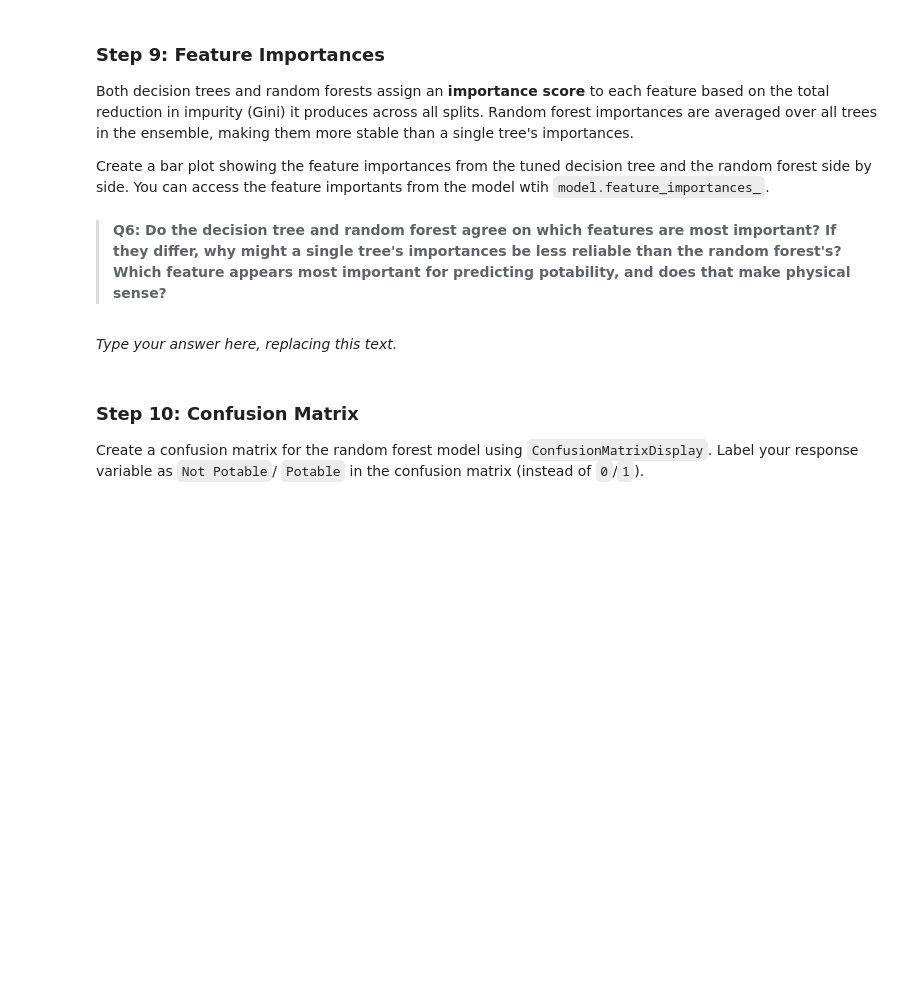
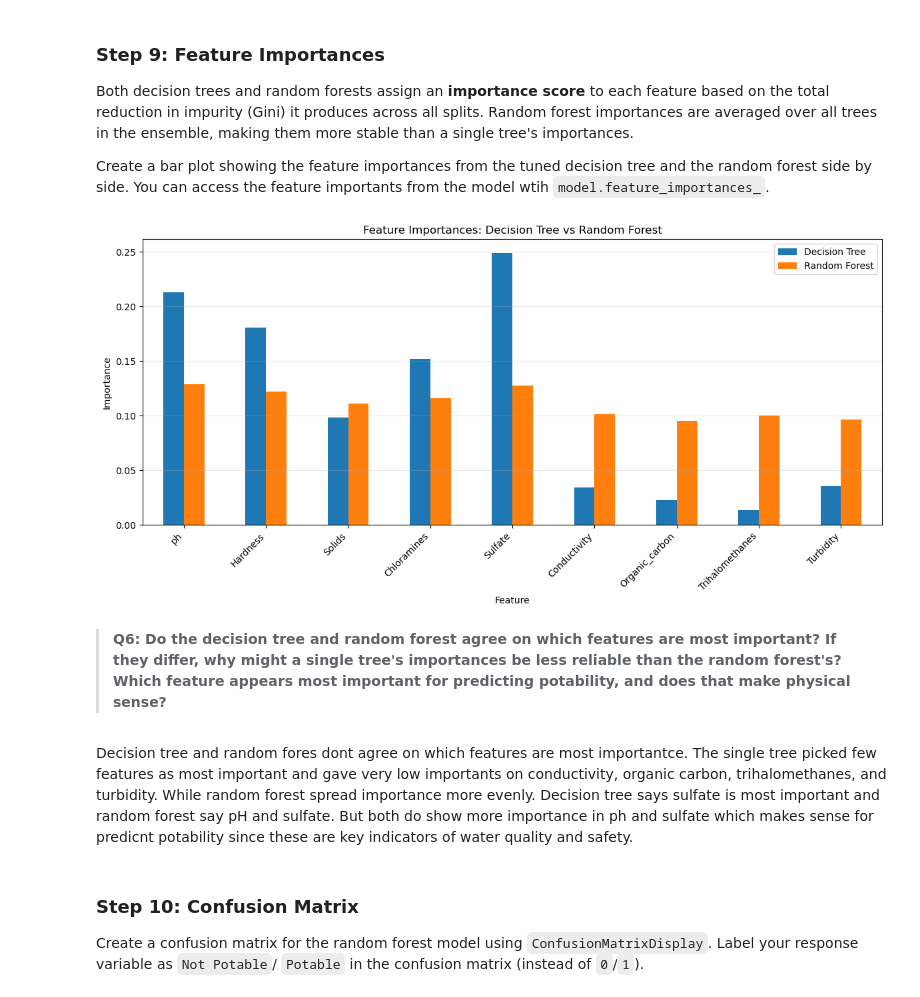
Before and after one commit to IIDonaji/assignment-3, a Jupyter notebook: task2/hw3-task2.ipynb, the cells around one changed output. Cells and saved outputs as stored; diff of their text form; code cells hidden in the pictures; blank space fills up the shorter version.

```diff
--- a/task2/hw3-task2.ipynb
+++ b/task2/hw3-task2.ipynb
@@ -75,4 +100,12 @@ Three features have missing values. A simple approach for tree-based methods is
 
 After imputation, split the data 70/30 into training and test sets, stratifying on `Potability` to preserve the class ratio in both splits.Store your results in `X_train`, `X_test`, `y_train`, and `y_test`.
 # %%
-df_clean = ...
+# Impute with column median
+df_clean = df.fillna(df.median())
+
+# Define predictors and response variables
+X = df_clean.drop(columns=["Potability"])
+y = df_clean["Potability"]
+
+X_train, X_test, y_train, y_test = train_test_split(X, y, test_size=0.3,stratify=y, random_state=42)
+print(f"Training samples: {len(X_train):,}  |  Test samples: {len(X_test):,}")
@@ -159,6 +263,8 @@ _Type your answer here, replacing this text._
 
 Fit a `RandomForestClassifier`, called `rf` with `n_estimators=200`. Report the accuracy and store it in `acc_rf`.
 # %%
-rf = ...
+rf = RandomForestClassifier(n_estimators=200, random_state= 42)
+rf.fit(X_train, y_train)
 
-acc_rf    = ...
+acc_rf    = accuracy_score(y_test, rf.predict(X_test))
+print(f"Random Forest test accuracy: {acc_rf:.3f}")
@@ -180,10 +290,28 @@ _Type your answer here, replacing this text._
 Both decision trees and random forests assign an **importance score** to each feature based on the total reduction in impurity (Gini) it produces across all splits. Random forest importances are averaged over all trees in the ensemble, making them more stable than a single tree's importances.
 
 Create a bar plot showing the feature importances from the tuned decision tree and the random forest side by side. You can access the feature importants from the model wtih `model.feature_importances_`.
+# %%
+# Get feature importances for both models
+feat_imp = pd.DataFrame({
+    'Decision Tree': dt_opt.feature_importances_,
+    'Random Forest': rf.feature_importances_
+}, index=X.columns)
+
+# Plot side by side bar chart
+feat_imp.plot.bar(figsize=(12, 6))
+plt.xlabel('Feature')
+plt.ylabel('Importance')
+plt.title('Feature Importances: Decision Tree vs Random Forest')
+plt.xticks(rotation=45, ha='right')
+plt.grid(True, alpha=0.3, axis='y')
+plt.tight_layout()
+plt.show()
+# %% [output]
+[figure, added]
 # %% [markdown]
 > **Q6: Do the decision tree and random forest agree on which features are most important? If they differ, why might a single tree's importances be less reliable than the random forest's? Which feature appears most important for predicting potability, and does that make physical sense?**
 # %% [markdown]
-_Type your answer here, replacing this text._
+Decision tree and random fores dont agree on which features are most importantce. The single tree picked few features as most important and gave very low importants on conductivity, organic carbon, trihalomethanes, and turbidity. While random forest spread importance more evenly. Decision tree says sulfate is most important and random forest say pH and sulfate. But both do show more importance in ph and sulfate which makes sense for predicnt potability since these are key indicators of water quality and safety.
 # %% [markdown]
 <!-- END QUESTION -->
 
```
Also changed, not shown: parts of 22 cells of this notebook, 1 other file.
